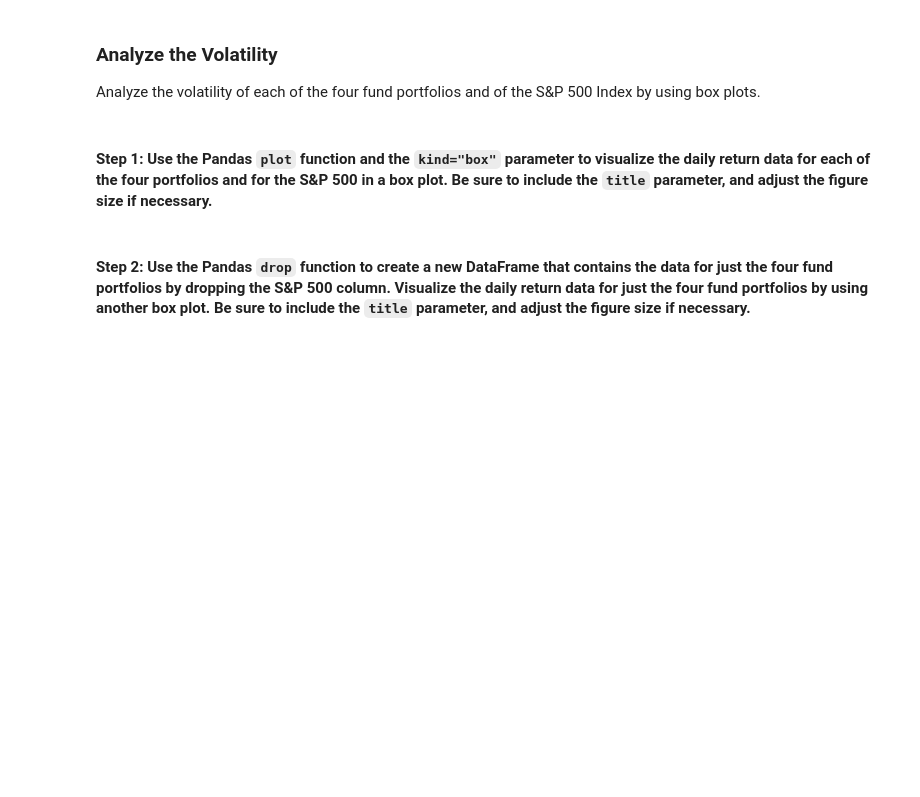
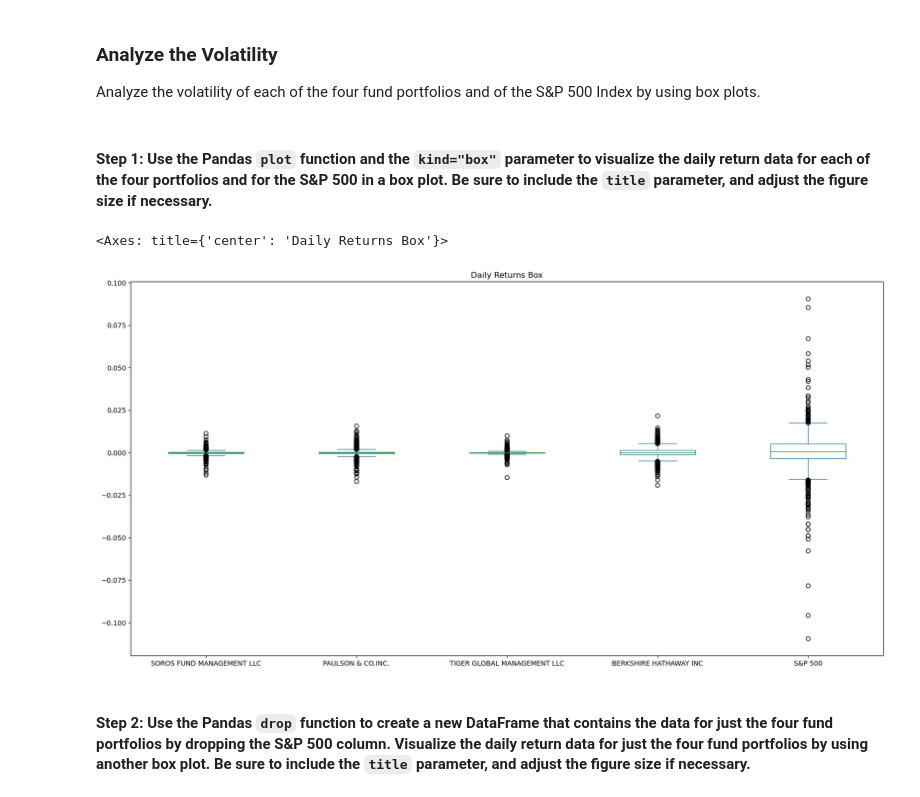
Before and after one commit to OONwora/Challenge--4, a Jupyter notebook: risk_return_analysis.ipynb, the cells around one changed output. Drawn from its saved outputs; the diff is of its cells as text; code cells hidden in the pictures; blank space fills up the shorter version.

```diff
--- a/risk_return_analysis.ipynb
+++ b/risk_return_analysis.ipynb
@@ -160,7 +215,12 @@ Analyze the volatility of each of the four fund portfolios and of the S&P 500 In
 # %%
 # Use the daily return data to create box plots to visualize the volatility of the 4 funds and the S&P 500
 # Include a title parameter and adjust the figure size
 # YOUR CODE HERE
+
+all_daily_returns_df.plot.box(figsize = (20,10), title = "Daily Returns Box")
+# %% [output]
+<Axes: title={'center': 'Daily Returns Box'}>
+[figure, added]
 # %% [markdown]
 #### Step 2: Use the Pandas `drop` function to create a new DataFrame that contains the data for just the four fund portfolios by dropping the S&P 500 column. Visualize the daily return data for just the four fund portfolios by using another box plot. Be sure to include the `title` parameter, and adjust the figure size if necessary.
 # %%
```
Also changed, not shown: parts of 24 cells of this notebook.
